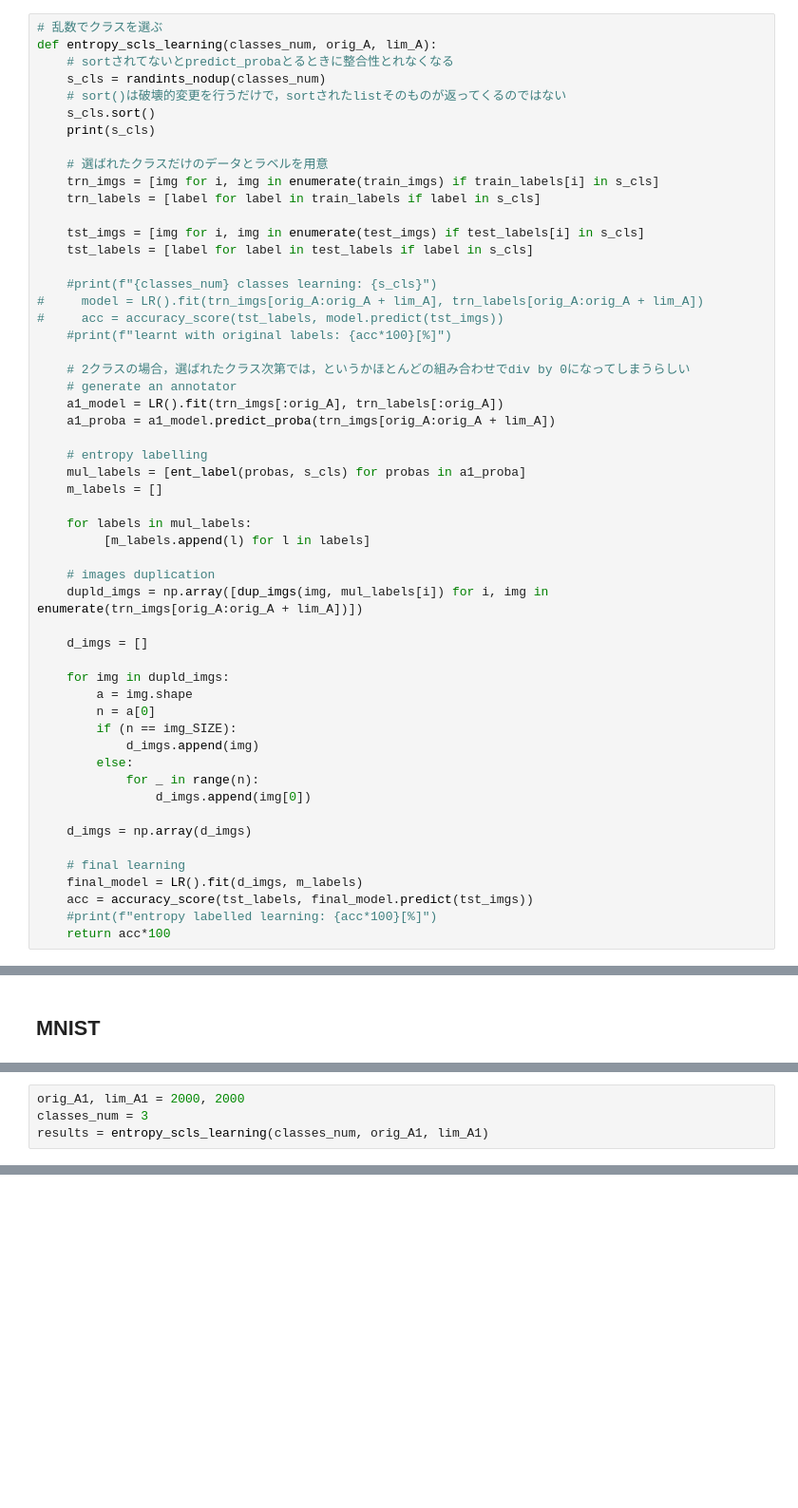
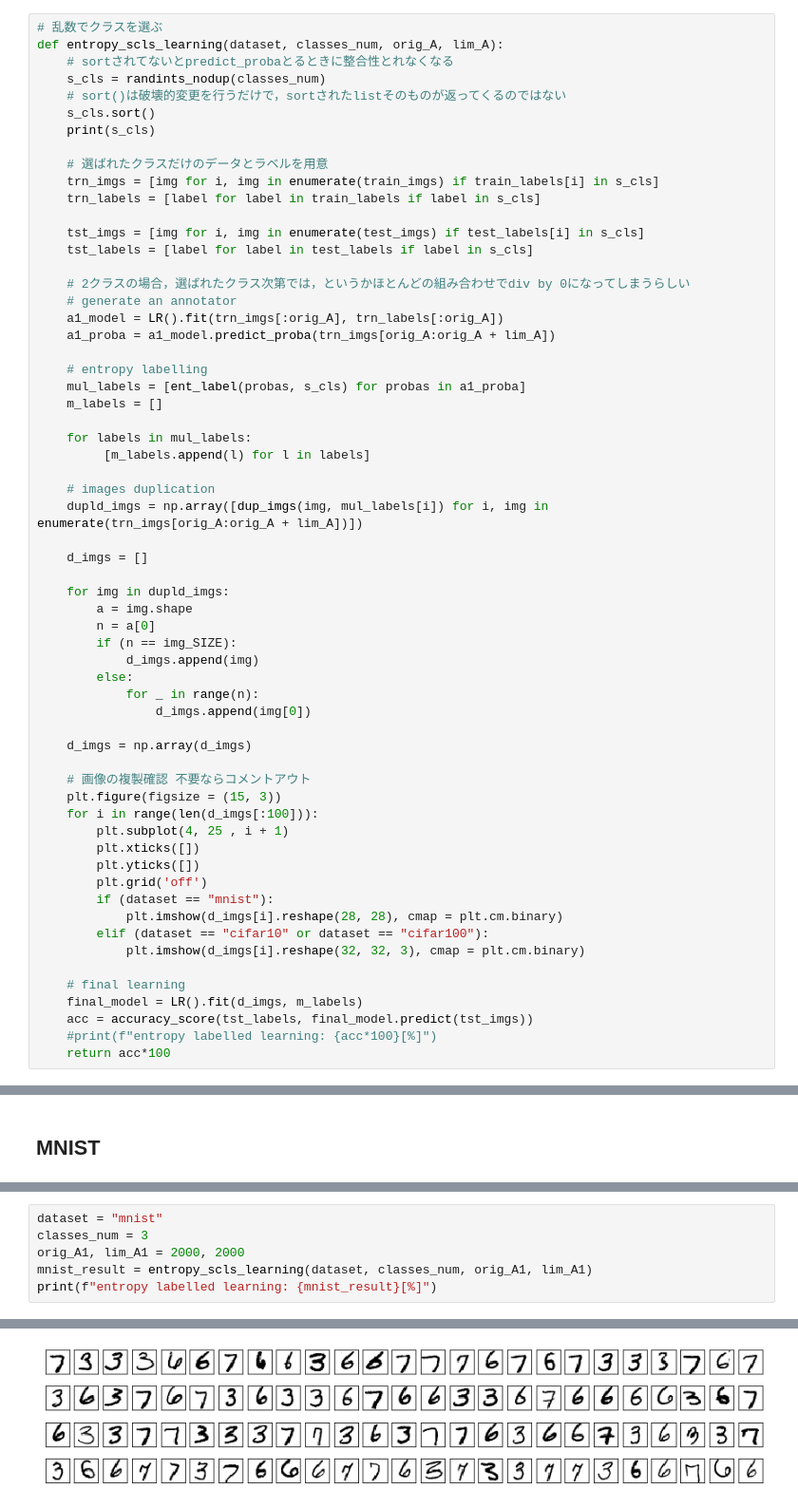
Before and after one commit to 1W1521375/entropy_labelling, a Jupyter notebook: sub-n-classes_entropy.ipynb, the cells around one changed output, grey strips where cells are left out. Shown: that part at 95% size. Saved outputs shown, nothing was run; the diff lists cells and outputs as text; blank space fills up the shorter version.

Commit message:
mnist, cifar10/100 done

```diff
--- a/sub-n-classes_entropy.ipynb
+++ b/sub-n-classes_entropy.ipynb
@@ -49,7 +49,7 @@ def dup_imgs(img, labels):
         return tmp_dup
 # %%
 # 乱数でクラスを選ぶ
-def entropy_scls_learning(classes_num, orig_A, lim_A):
+def entropy_scls_learning(dataset, classes_num, orig_A, lim_A):
     # sortされてないとpredict_probaとるときに整合性とれなくなる
     s_cls = randints_nodup(classes_num)
     # sort()は破壊的変更を行うだけで，sortされたlistそのものが返ってくるのではない
@@ -62,11 +62,6 @@ def entropy_scls_learning(classes_num, orig_A, lim_A):
 
     tst_imgs = [img for i, img in enumerate(test_imgs) if test_labels[i] in s_cls]
     tst_labels = [label for label in test_labels if label in s_cls]
-
-    #print(f"{classes_num} classes learning: {s_cls}")
-#     model = LR().fit(trn_imgs[orig_A:orig_A + lim_A], trn_labels[orig_A:orig_A + lim_A])
-#     acc = accuracy_score(tst_labels, model.predict(tst_imgs))
-    #print(f"learnt with original labels: {acc*100}[%]")
 
     # 2クラスの場合，選ばれたクラス次第では，というかほとんどの組み合わせでdiv by 0になってしまうらしい
     # generate an annotator
@@ -96,6 +91,18 @@ def entropy_scls_learning(classes_num, orig_A, lim_A):
 
     d_imgs = np.array(d_imgs)
 
+    # 画像の複製確認 不要ならコメントアウト
+    plt.figure(figsize = (15, 3))
+    for i in range(len(d_imgs[:100])):
+        plt.subplot(4, 25 , i + 1)
+        plt.xticks([])
+        plt.yticks([])
+        plt.grid('off')
+        if (dataset == "mnist"):
+            plt.imshow(d_imgs[i].reshape(28, 28), cmap = plt.cm.binary)
+        elif (dataset == "cifar10" or dataset == "cifar100"):
+            plt.imshow(d_imgs[i].reshape(32, 32, 3), cmap = plt.cm.binary)
+
     # final learning
     final_model = LR().fit(d_imgs, m_labels)
     acc = accuracy_score(tst_labels, final_model.predict(tst_imgs))
@@ -114,5 +164,7 @@ img_SIZE = train_images.shape[1]*train_images.shape[2]
 # %%
+dataset = "mnist"
+classes_num = 3
 orig_A1, lim_A1 = 2000, 2000
-classes_num = 3
-results = entropy_scls_learning(classes_num, orig_A1, lim_A1)
+mnist_result = entropy_scls_learning(dataset, classes_num, orig_A1, lim_A1)
+print(f"entropy labelled learning: {mnist_result}[%]")
 # %% [output]
@@ -119,0 +173 @@ results = entropy_scls_learning(classes_num, orig_A1, lim_A1)
+[figure, added]
```
Also changed, not shown: parts of 21 cells of this notebook, 1 other file.
